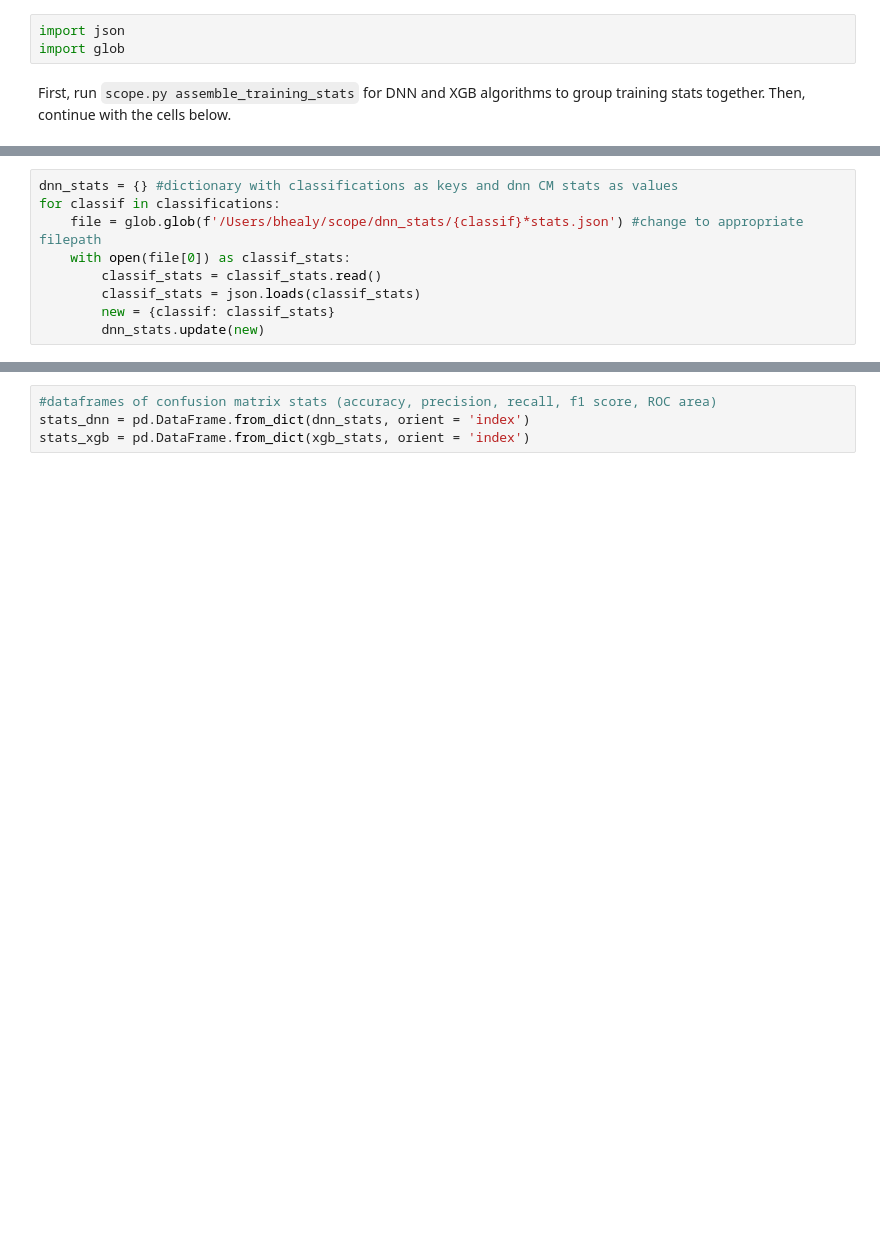
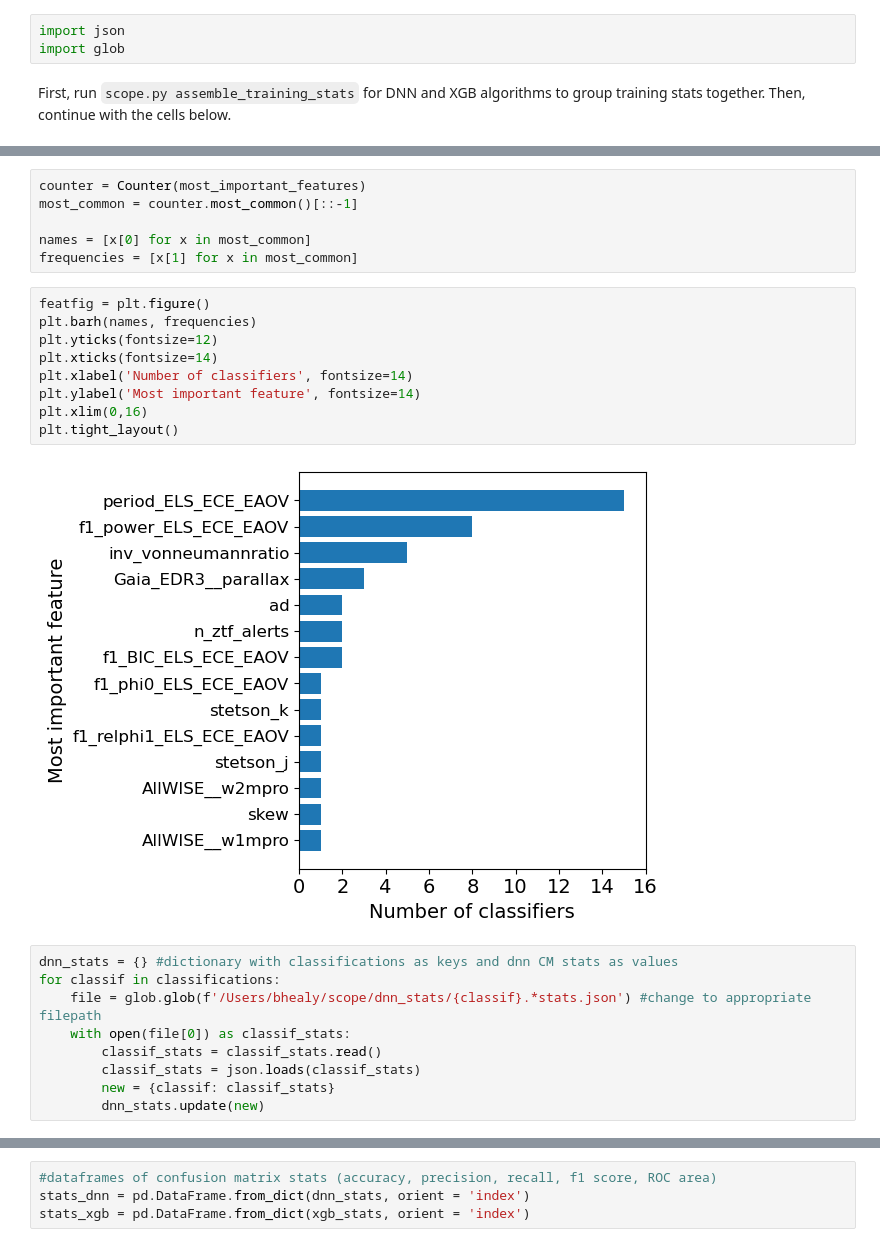
Before and after one commit to ZwickyTransientFacility/scope-ml, a Jupyter notebook: tools/SCoPe_data_analysis_plots.ipynb, the cells around one changed output, grey strips where cells are left out. Saved outputs shown, nothing was run; the diff lists cells and outputs as text; blank space fills up the shorter version.

```diff
--- a/tools/SCoPe_data_analysis_plots.ipynb
+++ b/tools/SCoPe_data_analysis_plots.ipynb
@@ -190,7 +217,24 @@ First, run `scope.py assemble_training_stats` for DNN and XGB algorithms to grou
+# %%
+counter = Counter(most_important_features)
+most_common = counter.most_common()[::-1]
+
+names = [x[0] for x in most_common]
+frequencies = [x[1] for x in most_common]
+# %%
+featfig = plt.figure()
+plt.barh(names, frequencies)
+plt.yticks(fontsize=12)
+plt.xticks(fontsize=14)
+plt.xlabel('Number of classifiers', fontsize=14)
+plt.ylabel('Most important feature', fontsize=14)
+plt.xlim(0,16)
+plt.tight_layout()
+# %% [output]
+[figure, added]
 # %%
 dnn_stats = {} #dictionary with classifications as keys and dnn CM stats as values
 for classif in classifications:
-    file = glob.glob(f'/Users/bhealy/scope/dnn_stats/{classif}*stats.json') #change to appropriate filepath
+    file = glob.glob(f'/Users/bhealy/scope/dnn_stats/{classif}.*stats.json') #change to appropriate filepath
     with open(file[0]) as classif_stats:
         classif_stats = classif_stats.read()
         classif_stats = json.loads(classif_stats)
```
Also changed, not shown: parts of 16 cells of this notebook, 1 other file.
